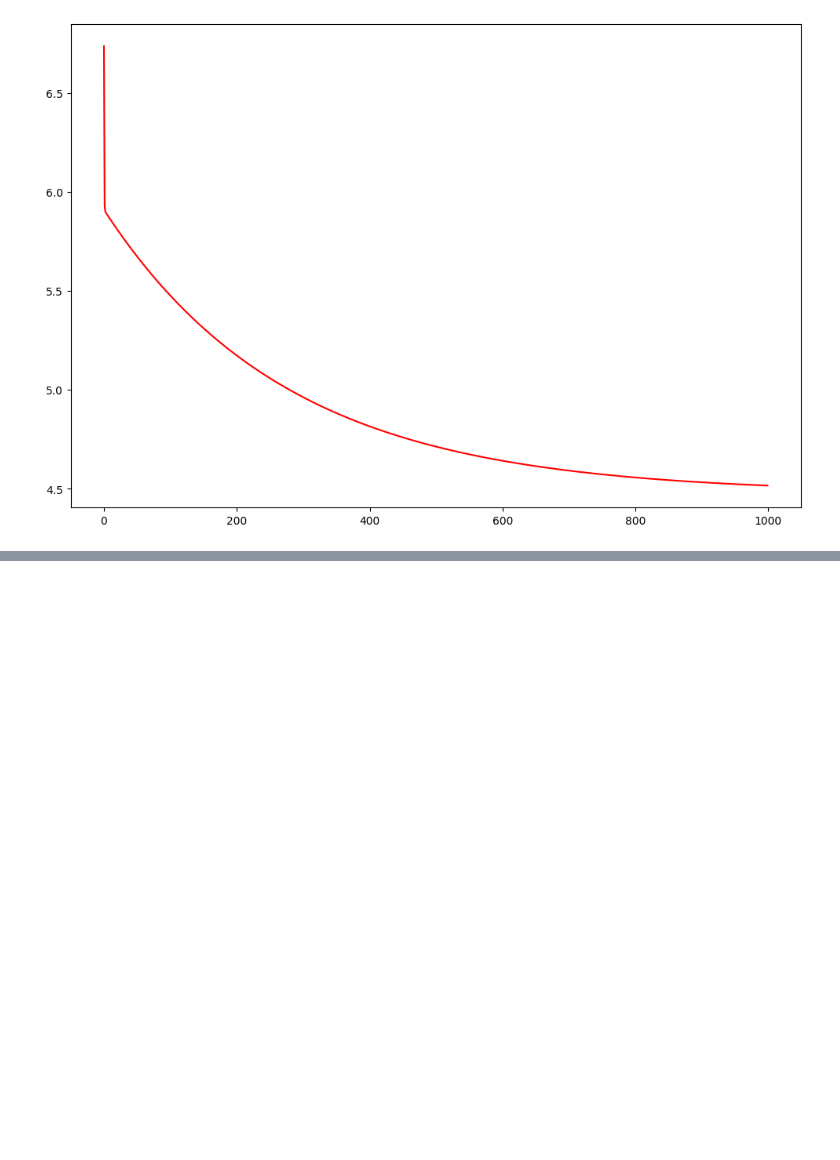
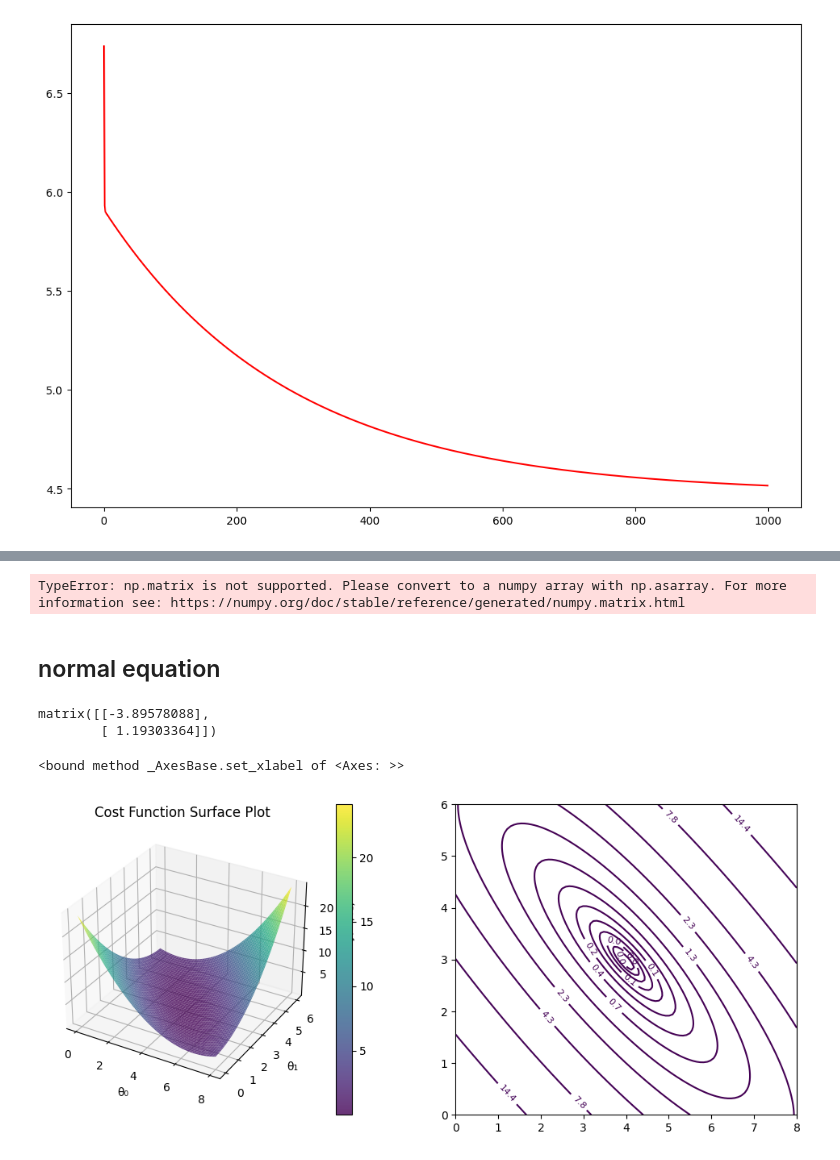
Before and after one commit to Yoasobisong/ML-note, a Jupyter notebook: Ml_homework/ex1/ex1.ipynb, the cells around one changed output, grey strips where cells are left out. Saved outputs shown, nothing was run; the diff lists cells and outputs as text; code cells hidden in the pictures; blank space fills up the shorter version.

Commit message:
update normal equation

```diff
--- a/Ml_homework/ex1/ex1.ipynb
+++ b/Ml_homework/ex1/ex1.ipynb
@@ -133,0 +201,8 @@ plt.show()
+# %%
+from sklearn import linear_model
+model = linear_model.LinearRegression()
+model.fit(X, y)
+# %% [output]
+TypeError: np.matrix is not supported. Please convert to a numpy array with np.asarray. For more information see: https://numpy.org/doc/stable/reference/generated/numpy.matrix.html
+# %% [markdown]
+## normal equation
@@ -133,0 +213,54 @@ plt.show()
+# %%
+final_theta2= normalEqu(X, y)
+final_theta2
+# %% [output]
+matrix([[-3.89578088],
+        [ 1.19303364]])
+# %%
+import numpy as np
+import matplotlib.pyplot as plt
+from mpl_toolkits.mplot3d import Axes3D
+
+# Generate sample data
+np.random.seed(42)
+X = 2 * np.random.rand(20, 1)
+y = 4 + 3 * X + np.random.randn(20, 1) * 0.1
+
+# Create mesh grid for theta0 and theta1
+theta0_vals = np.linspace(0, 8, 100)
+theta1_vals = np.linspace(0, 6, 100)
+THETA0, THETA1 = np.meshgrid(theta0_vals, theta1_vals)
+
+# Calculate cost for each theta0, theta1 combination
+# Cost function: J(θ₀,θ₁) = 1/(2m) * Σ(hθ(x) - y)²
+# where hθ(x) = θ₀ + θ₁x
+def compute_cost(theta0, theta1):
+    m = len(X)
+    predictions = theta0 + theta1 * X
+    return np.sum((predictions - y) ** 2) / (2 * m)
+
+J = np.zeros(THETA0.shape)
+for i in range(len(theta0_vals)):
+    for j in range(len(theta1_vals)):
+        J[i,j] = compute_cost(THETA0[i,j], THETA1[i,j])
+
+# Create 3D plot
+fig = plt.figure(figsize=(12, 5))
+
+# Surface plot
+ax1 = fig.add_subplot(121, projection='3d')
+surface = ax1.plot_surface(THETA0, THETA1, J, cmap='viridis', alpha=0.8)
+ax1.set_xlabel('θ₀')
+ax1.set_ylabel('θ₁')
+ax1.set_zlabel('Cost J(θ₀,θ₁)')
+ax1.set_title('Cost Function Surface Plot')
+fig.colorbar(surface)
+
+# Contour plot
+ax2 = fig.add_subplot(122)
+contour = ax2.contour(THETA0, THETA1, J, levels=np.logspace(-2, 3, 20))
+ax2.clabel(contour, inline=1, fontsize=8)
+ax2.set_xlabel
+# %% [output]
+<bound method _AxesBase.set_xlabel of <Axes: >>
+[figure, added]
```
Also changed, not shown: parts of 10 cells of this notebook, 1 other file.
